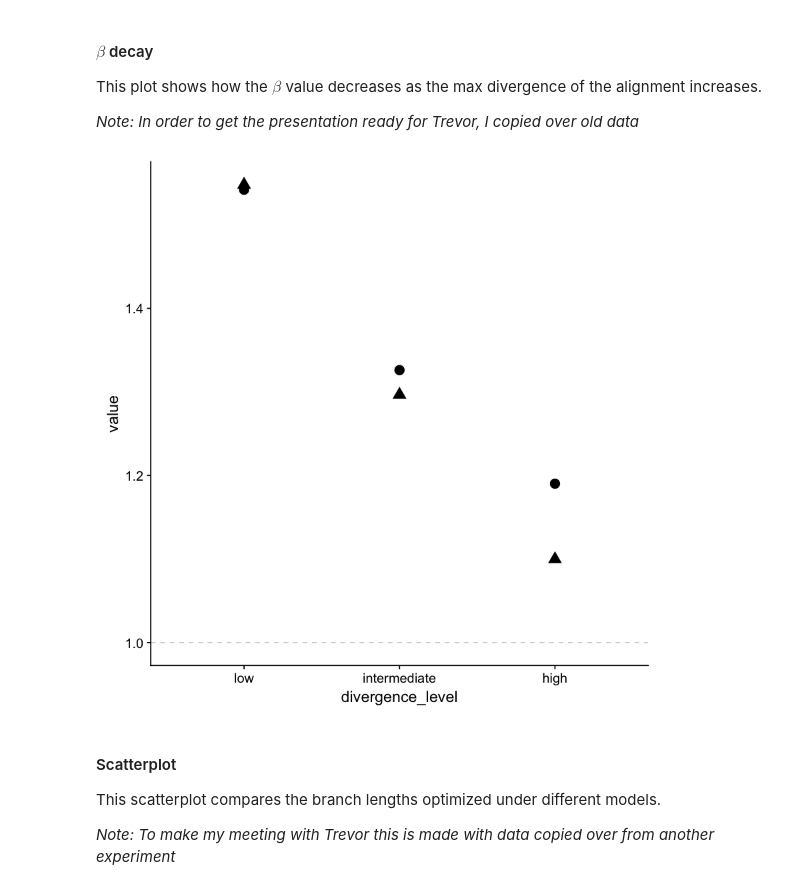
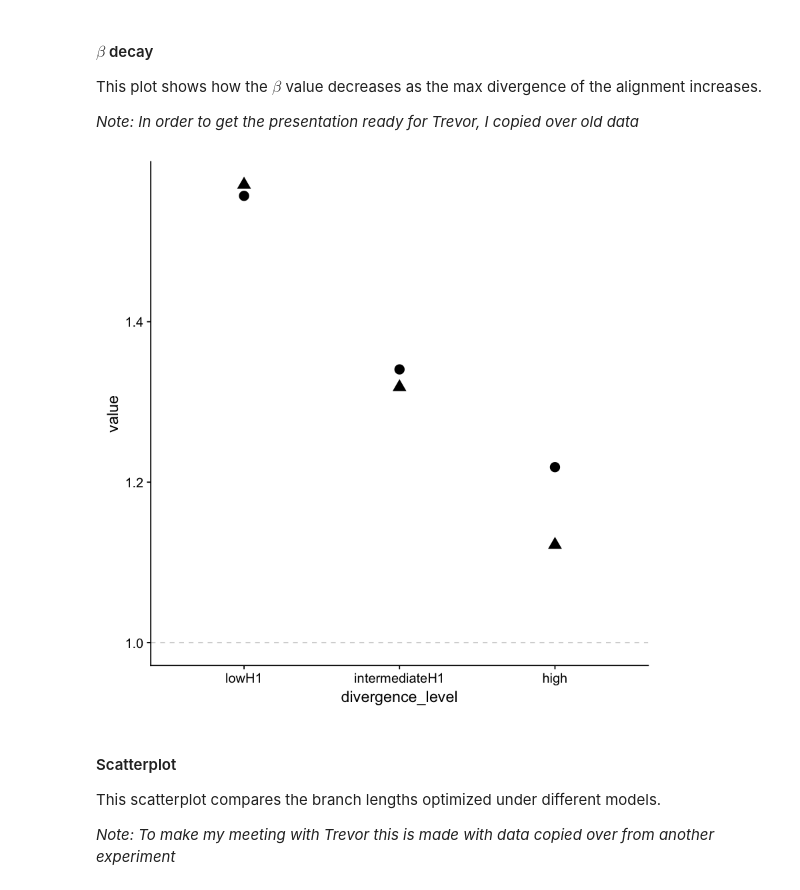
Before and after one commit to jbloomlab/divergence_timing_manuscript, a Jupyter notebook: manuscript/figures/figures.ipynb, the cells around one changed output. Cells and saved outputs as stored; diff of their text form; code cells hidden in the pictures.

```diff
--- a/manuscript/figures/figures.ipynb
+++ b/manuscript/figures/figures.ipynb
@@ -388,14 +397,14 @@ This plot shows how the $\beta$ value decreases as the max divergence of the ali
 
 *Note: In order to get the presentation ready for Trevor, I copied over old data*
 # %%
-beta = read.csv("../../analysis/HA/branch_lengths/outputs/params.csv")%>% filter(param == "beta"& alignment_ref == "WSN")
-beta$divergence_level = factor(beta$divergence_level, levels = c("low", "intermediate", "high"))
+beta = read.csv("../../analysis/HA/branch_lengths/outputs/params.csv")%>% filter(param == "beta"& divergence_level %in% c("high", "intermediateH1", "lowH1") & pref_set == "Doud")
+beta$divergence_level = factor(beta$divergence_level, levels = c("lowH1", "intermediateH1", "high"))
 doud_beta = ggplot(beta, aes(divergence_level, value, shape=model)) + geom_point(size=4)
 doud_beta = doud_beta + geom_hline(yintercept=1, linetype="dashed", color="lightgrey")
 doud_beta = doud_beta + theme(legend.position="None")
 doud_beta
 # %% [output]
-[figure, old version]
+[figure, new version]
 # %% [markdown]
 #### Scatterplot
 
```
Also changed, not shown: parts of 3 cells of this notebook, 3 other files.
